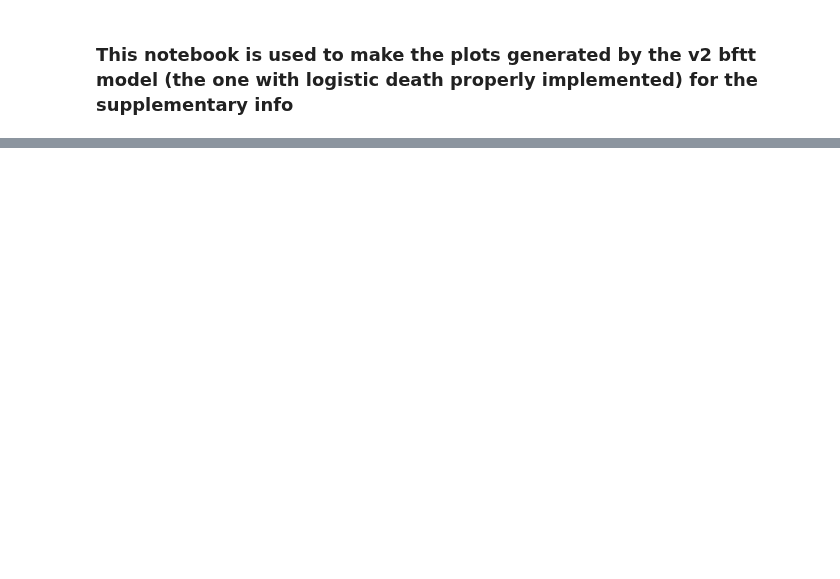
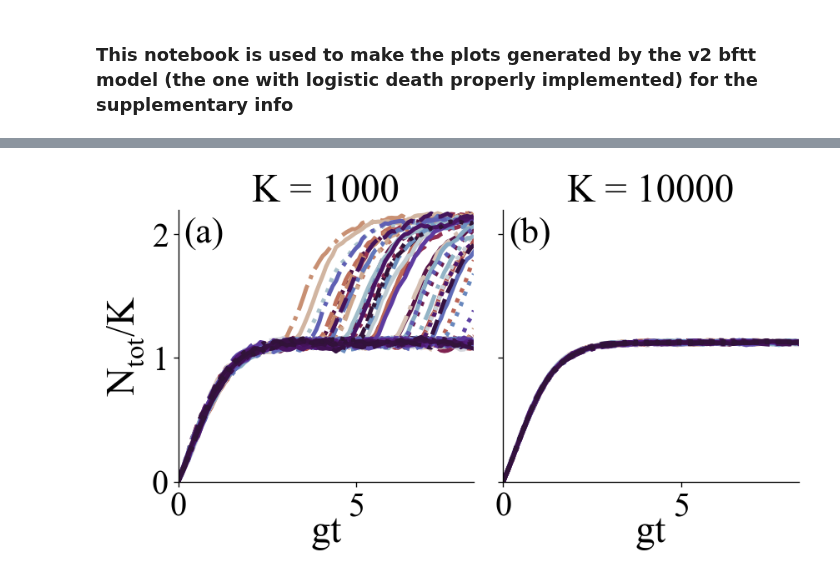
Before and after one commit to patricksinclair/multispecies_postprocessing, a Jupyter notebook: biofilm_threshold_theory_v2/bftt_supplementary_plotter.ipynb, the cells around one changed output, grey strips where cells are left out. Saved outputs shown, nothing was run; the diff lists cells and outputs as text; code cells hidden in the pictures; blank space fills up the shorter version.

```diff
--- a/biofilm_threshold_theory_v2/bftt_supplementary_plotter.ipynb
+++ b/biofilm_threshold_theory_v2/bftt_supplementary_plotter.ipynb
@@ -78 +79,39 @@ plt.show()
+# %%
+fig, axes = plt.subplots(1,2, figsize=(8, 3.6), dpi=120, sharey=True)
+plt.subplots_adjust(wspace=0.1)
+letters = ['a', 'b', 'c']
+K_vals = [1000, 10000, 10000]
+
+for i, ax in enumerate(axes):
+
+    K_val = K_vals[i]
+    pop_dataset = fig4c_rImm_0_7_K_comparison_pops[i]
+    nCols = len(pop_dataset.columns) - 1 #no. of runs. -1 due to the time column
+
+    colors = pl.cm.twilight_shifted_r(np.linspace(0,1,nCols))
+
+    lines = ["-","--","-.",":"]
+    linecycler = cycle(lines[::1]) #allows us to alternate line styles for the different runs
+
+    for p in range(nCols):
+        ax.spines['top'].set_visible(False)
+        ax.spines['right'].set_visible(False)
+
+        ax.plot(pop_dataset['t']*max_gRate, pop_dataset[str(p)]/K_val, lw=3, color=colors[p], ls=next(linecycler))
+
+    ax.set_xlabel("$gt$", fontsize=28, labelpad=-5)
+    ax.set_title(f"K = {K_val}", fontsize=28)
+
+    if i != 1: ax.set_ylabel("N$_{tot}$/K", fontsize=28)
+    ax.annotate("("+letters[i]+")", xy=(0.02, 0.975), xycoords='axes fraction', fontsize=26, horizontalalignment='left', verticalalignment='top')
+    ax.tick_params(axis='both', which='major', labelsize=24)
+    #ax.plot(deterministicPops_4c_rim_0_55['t'], deterministicPops_4c_rim_0_55['N'], ls="-.", lw=2.2, color='#ff0066')
+    ax.set_ylim(0, 2.2)
+    if i < 2: ax.set_xlim(0, 8.3)
+    else: ax.set_xlim(0, 833)
+
+plt.savefig('paper_plots_v2/rImmig_0.7_K_comparison_v2.pdf', bbox_inches='tight', dpi=330)
+plt.show()
+# %% [output]
+[figure, added]
 # %% [markdown]
```
Also changed, not shown: parts of 10 cells of this notebook, 2 other files.
